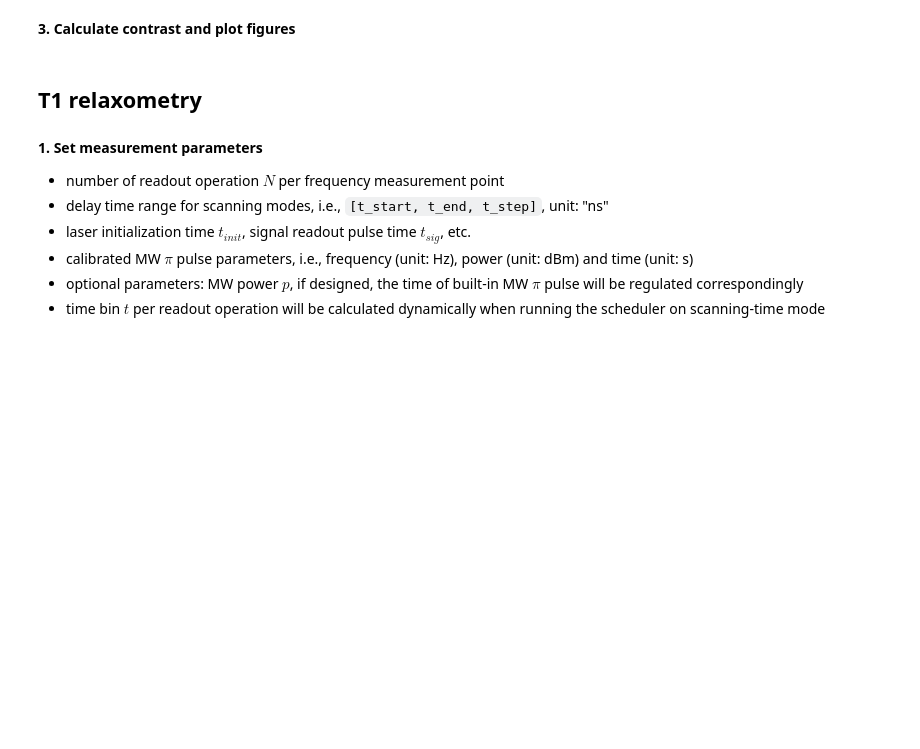
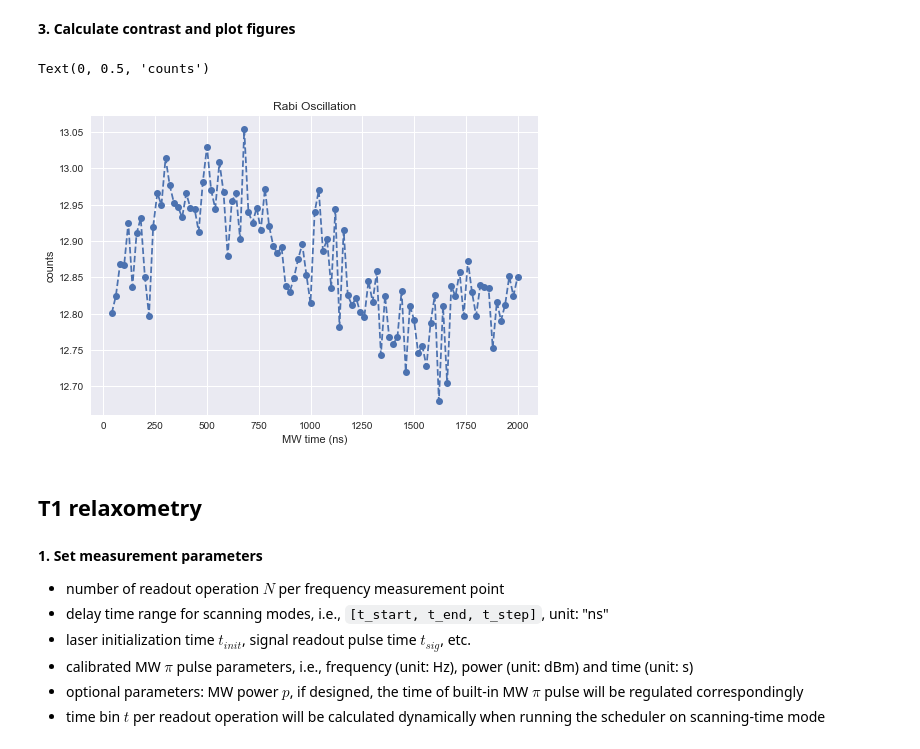
Before and after one commit to Youngcius/odmactor, a Jupyter notebook: project/tutorial/time-odmr.ipynb, the cells around one changed output. Drawn from its saved outputs; the diff is of its cells as text; code cells hidden in the pictures; blank space fills up the shorter version.

Commit message:
after Rabi test

```diff
--- a/project/tutorial/time-odmr.ipynb
+++ b/project/tutorial/time-odmr.ipynb
@@ -85,12 +76,29 @@ f = 2.871
+# %%
+
+t_start = 20
+t_end = 2000
+t_step = 20
+
+t_init = 3e3
+inter_init_mw = 3000
+inter_mw_read = 100
+
+t_read_sig  = 800
+
+
+N = int(1e6/2)
+
+p = 18
+f = 2.843 * C.giga
 # %% [markdown]
 **2. Construct a Rabi measurement Scheduler and run**
 # %%
-scheduler = RabiScheduler()
+scheduler = RabiScheduler(mw_ttl=0)
 scheduler.configure_mw_paras(power=p, freq=f)
-scheduler.configure_odmr_seq(t_init,  t_read_sig, t_read_ref,inter_init_mw=inter_init_mw, N=N)
+scheduler.configure_odmr_seq(t_init,  t_read_sig, inter_init_mw=inter_init_mw,inter_mw_read =inter_mw_read , N=N)
 scheduler.set_delay_times(t_start, t_end, t_step)
 scheduler.configure_tagger_counting(reader='cbm')
 
-scheduler.run_scanning()
 
-scheduler.close()
+
+# scheduler.asg_dwell
@@ -105,3 +140,14 @@ plot_rabi(counts_sig_ref[0], contrast)
+# %%
+# plot_rabi(counts_sig_ref[0], counts_sig_ref[1])
+plt.style.use('seaborn')
+
+plt.plot(counts_sig_ref[0][1:], counts_sig_ref[1][1:], 'o--')
+plt.title('Rabi Oscillation')
+plt.xlabel('MW time (ns)')
+plt.ylabel('counts')
+# %% [output]
+Text(0, 0.5, 'counts')
+[figure, added]
 # %% [markdown]
 ## T1 relaxometry
 # %% [markdown]
```
Also changed, not shown: parts of 7 cells of this notebook, 3 other files.
